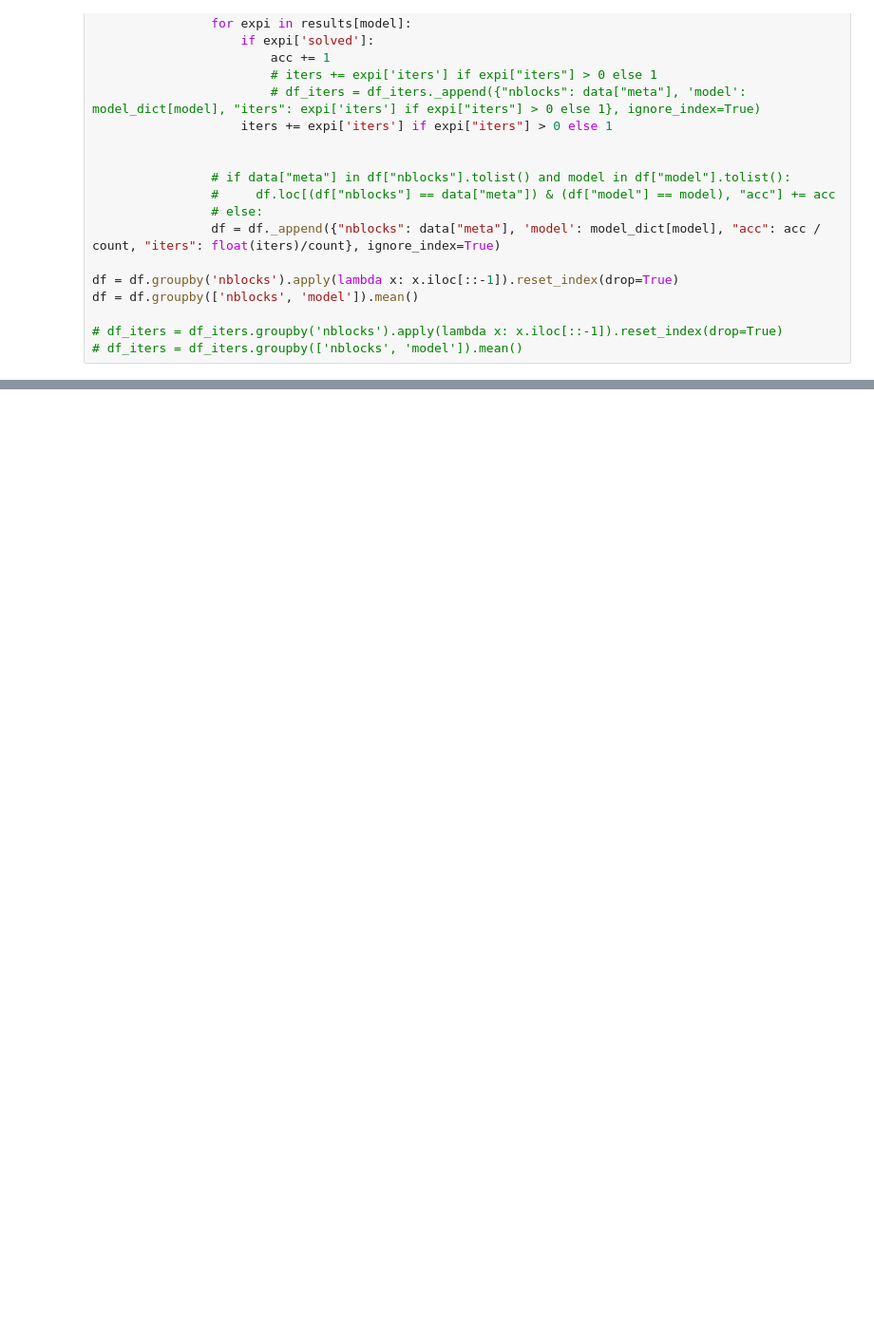
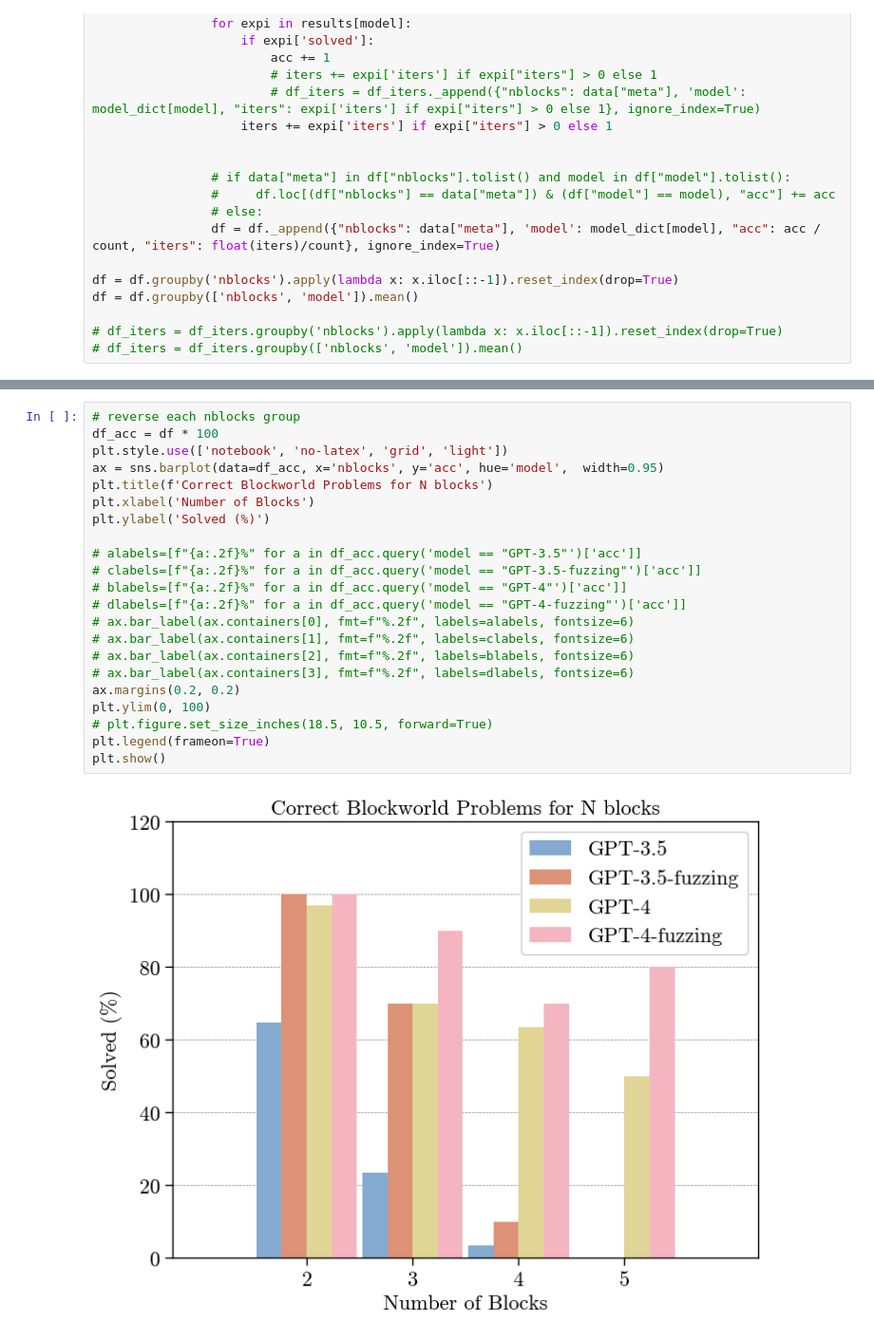
Before and after one commit to ayaanmayooq/LLM-verification-CEGIS, a Jupyter notebook: stats.ipynb, the cells around one changed output, grey strips where cells are left out. Shown: that part at 95% size. Drawn from its saved outputs; the diff is of its cells as text; blank space fills up the shorter version.

```diff
--- a/stats.ipynb
+++ b/stats.ipynb
@@ -138,0 +145,24 @@ df
+# %%
+# reverse each nblocks group
+df_acc = df * 100
+plt.style.use(['notebook', 'no-latex', 'grid', 'light'])
+ax = sns.barplot(data=df_acc, x='nblocks', y='acc', hue='model',  width=0.95)
+plt.title(f'Correct Blockworld Problems for N blocks')
+plt.xlabel('Number of Blocks')
+plt.ylabel('Solved (%)')
+
+# alabels=[f"{a:.2f}%" for a in df_acc.query('model == "GPT-3.5"')['acc']]
+# clabels=[f"{a:.2f}%" for a in df_acc.query('model == "GPT-3.5-fuzzing"')['acc']]
+# blabels=[f"{a:.2f}%" for a in df_acc.query('model == "GPT-4"')['acc']]
+# dlabels=[f"{a:.2f}%" for a in df_acc.query('model == "GPT-4-fuzzing"')['acc']]
+# ax.bar_label(ax.containers[0], fmt=f"%.2f", labels=alabels, fontsize=6)
+# ax.bar_label(ax.containers[1], fmt=f"%.2f", labels=clabels, fontsize=6)
+# ax.bar_label(ax.containers[2], fmt=f"%.2f", labels=blabels, fontsize=6)
+# ax.bar_label(ax.containers[3], fmt=f"%.2f", labels=dlabels, fontsize=6)
+ax.margins(0.2, 0.2)
+plt.ylim(0, 100)
+# plt.figure.set_size_inches(18.5, 10.5, forward=True)
+plt.legend(frameon=True)
+plt.show()
+# %% [output]
+[figure, added]
```
Also changed, not shown: parts of 3 cells of this notebook, 10 other files.
